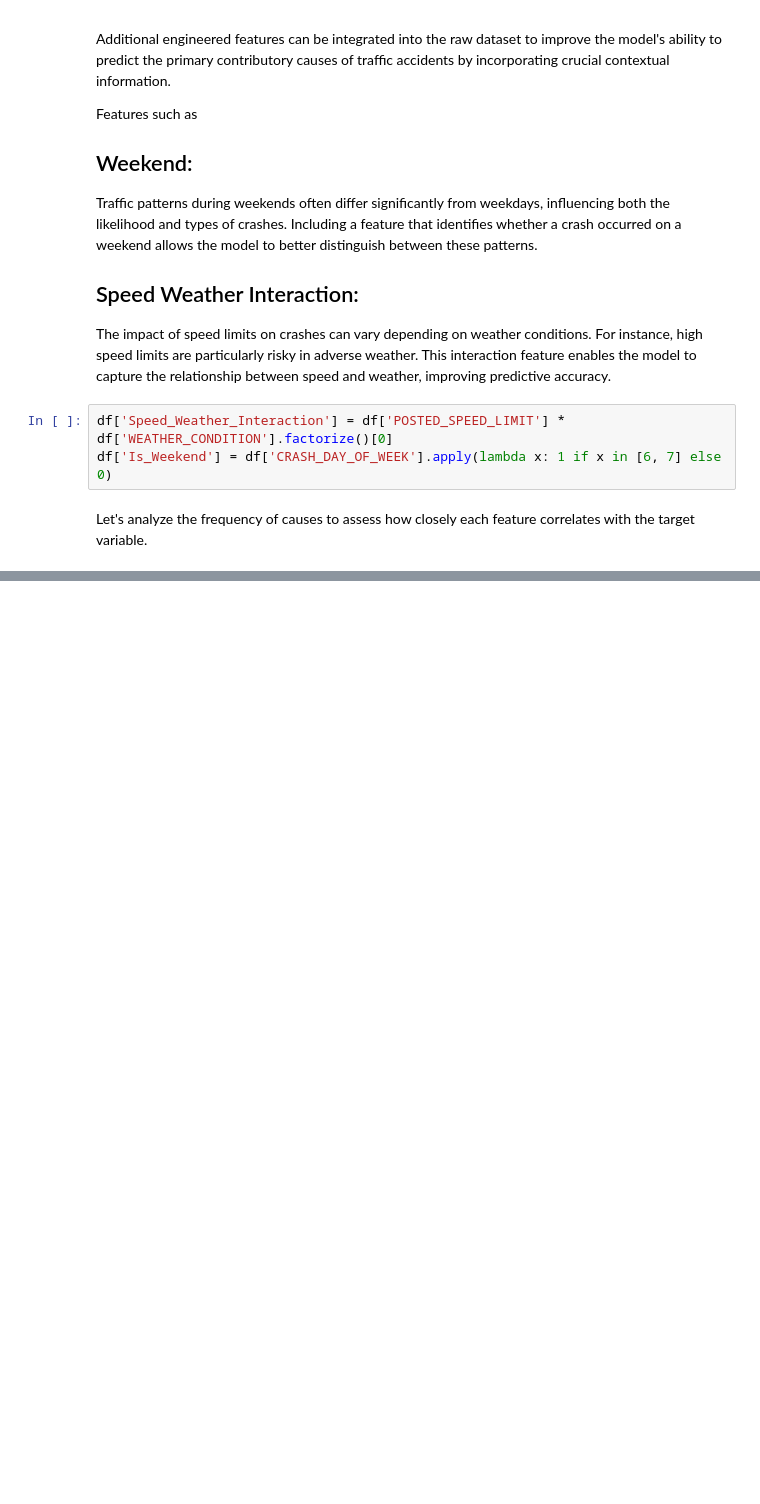
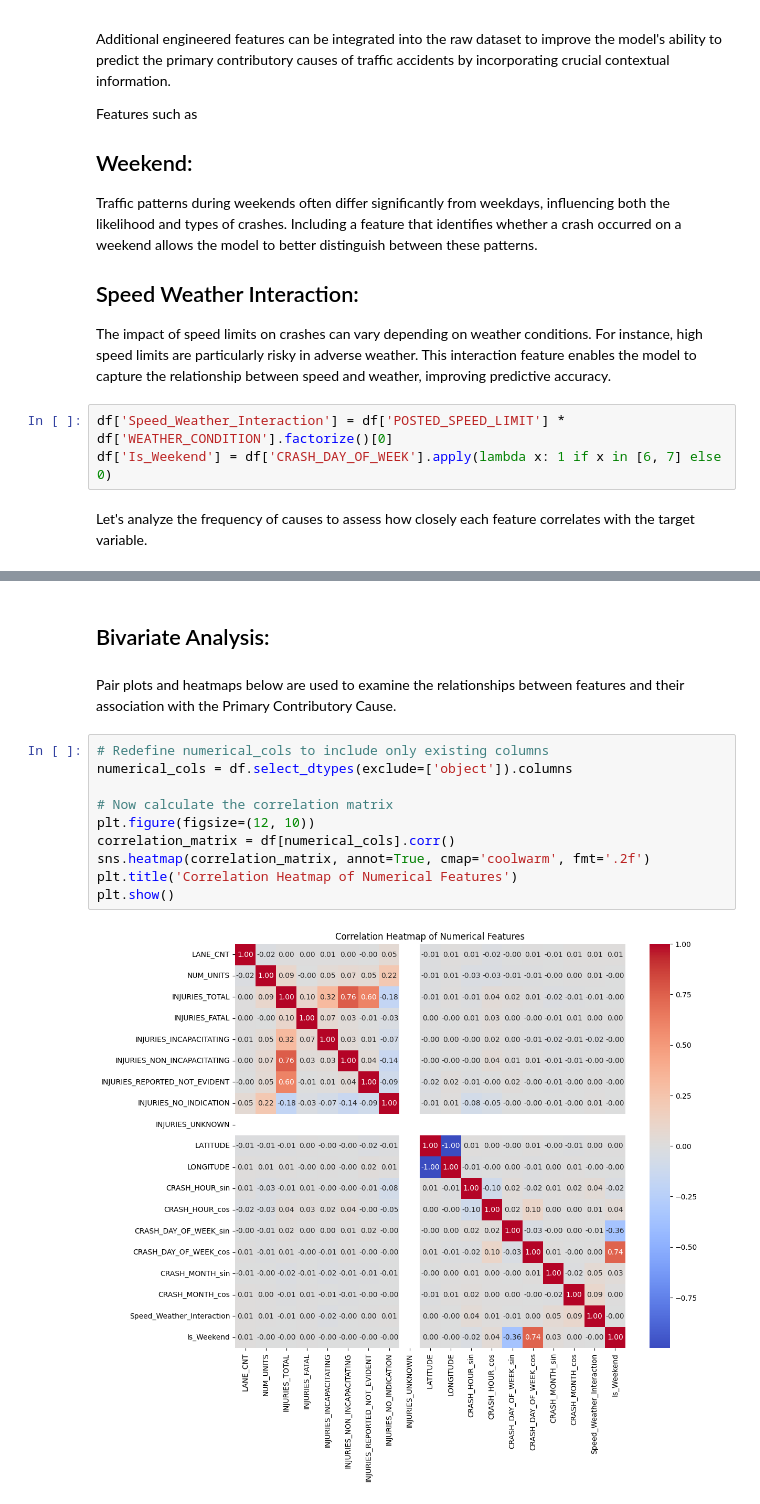
Before and after one commit to djdrjeff/phase3project_KelvinNjenga, a Jupyter notebook: Traffic_Crashes_KelvinNjenga.ipynb, the cells around one changed output, grey strips where cells are left out. Cells and saved outputs as stored; diff of their text form; blank space fills up the shorter version.

```diff
--- a/Traffic_Crashes_KelvinNjenga.ipynb
+++ b/Traffic_Crashes_KelvinNjenga.ipynb
@@ -317,0 +377,16 @@ Name: count, dtype: int64
+# %% [markdown]
+## Bivariate Analysis:
+# %% [markdown]
+Pair plots and heatmaps below are used to examine the relationships between features and their association with the Primary Contributory Cause.
+# %%
+# Redefine numerical_cols to include only existing columns
+numerical_cols = df.select_dtypes(exclude=['object']).columns
+
+# Now calculate the correlation matrix
+plt.figure(figsize=(12, 10))
+correlation_matrix = df[numerical_cols].corr()
+sns.heatmap(correlation_matrix, annot=True, cmap='coolwarm', fmt='.2f')
+plt.title('Correlation Heatmap of Numerical Features')
+plt.show()
+# %% [output]
+[figure, added]
```
Also changed, not shown: parts of 38 cells of this notebook.
